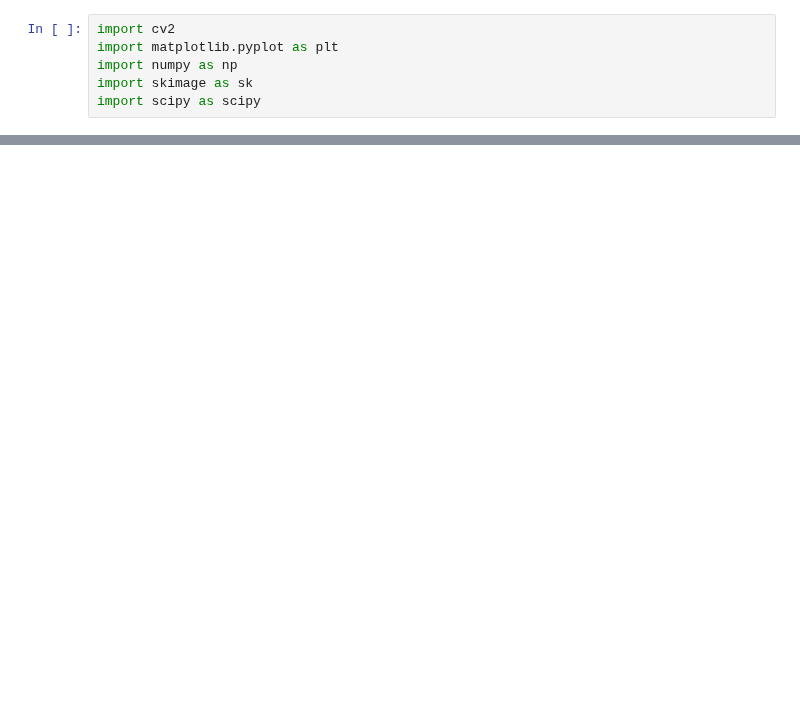
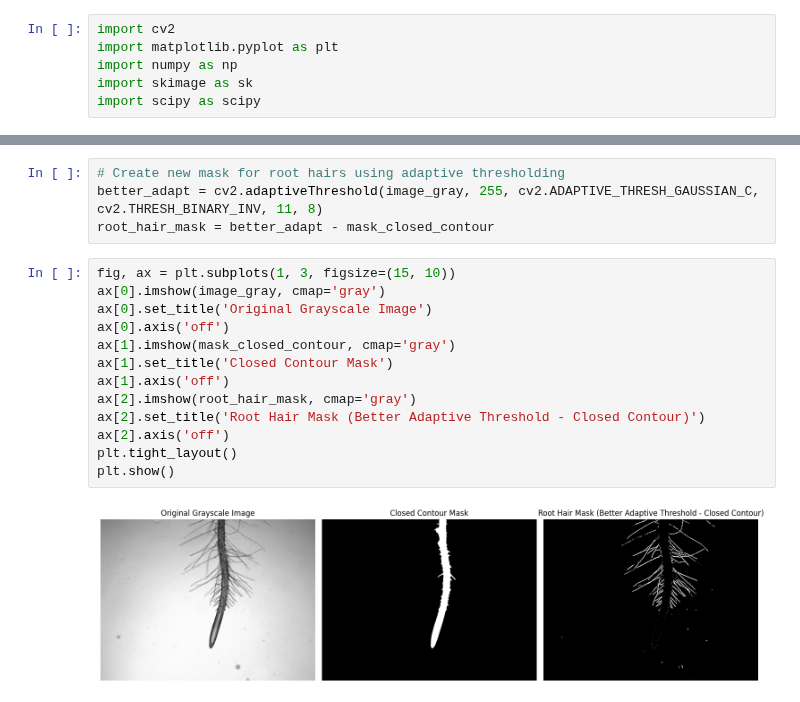
Before and after one commit to AntoAAAAAAAA/Root_Hair_Project, a Jupyter notebook: Root_mask_testing.ipynb, the cells around one changed output, grey strips where cells are left out. Cells and saved outputs as stored; diff of their text form; blank space fills up the shorter version.

```diff
--- a/Root_mask_testing.ipynb
+++ b/Root_mask_testing.ipynb
@@ -56,0 +57,19 @@ plt.show()
+# %%
+# Create new mask for root hairs using adaptive thresholding
+better_adapt = cv2.adaptiveThreshold(image_gray, 255, cv2.ADAPTIVE_THRESH_GAUSSIAN_C, cv2.THRESH_BINARY_INV, 11, 8)
+root_hair_mask = better_adapt - mask_closed_contour
+# %%
+fig, ax = plt.subplots(1, 3, figsize=(15, 10))
+ax[0].imshow(image_gray, cmap='gray')
+ax[0].set_title('Original Grayscale Image')
+ax[0].axis('off')
+ax[1].imshow(mask_closed_contour, cmap='gray')
+ax[1].set_title('Closed Contour Mask')
+ax[1].axis('off')
+ax[2].imshow(root_hair_mask, cmap='gray')
+ax[2].set_title('Root Hair Mask (Better Adaptive Threshold - Closed Contour)')
+ax[2].axis('off')
+plt.tight_layout()
+plt.show()
+# %% [output]
+[figure, added]
```
Also changed, not shown: parts of 2 cells of this notebook, 3 other files.
